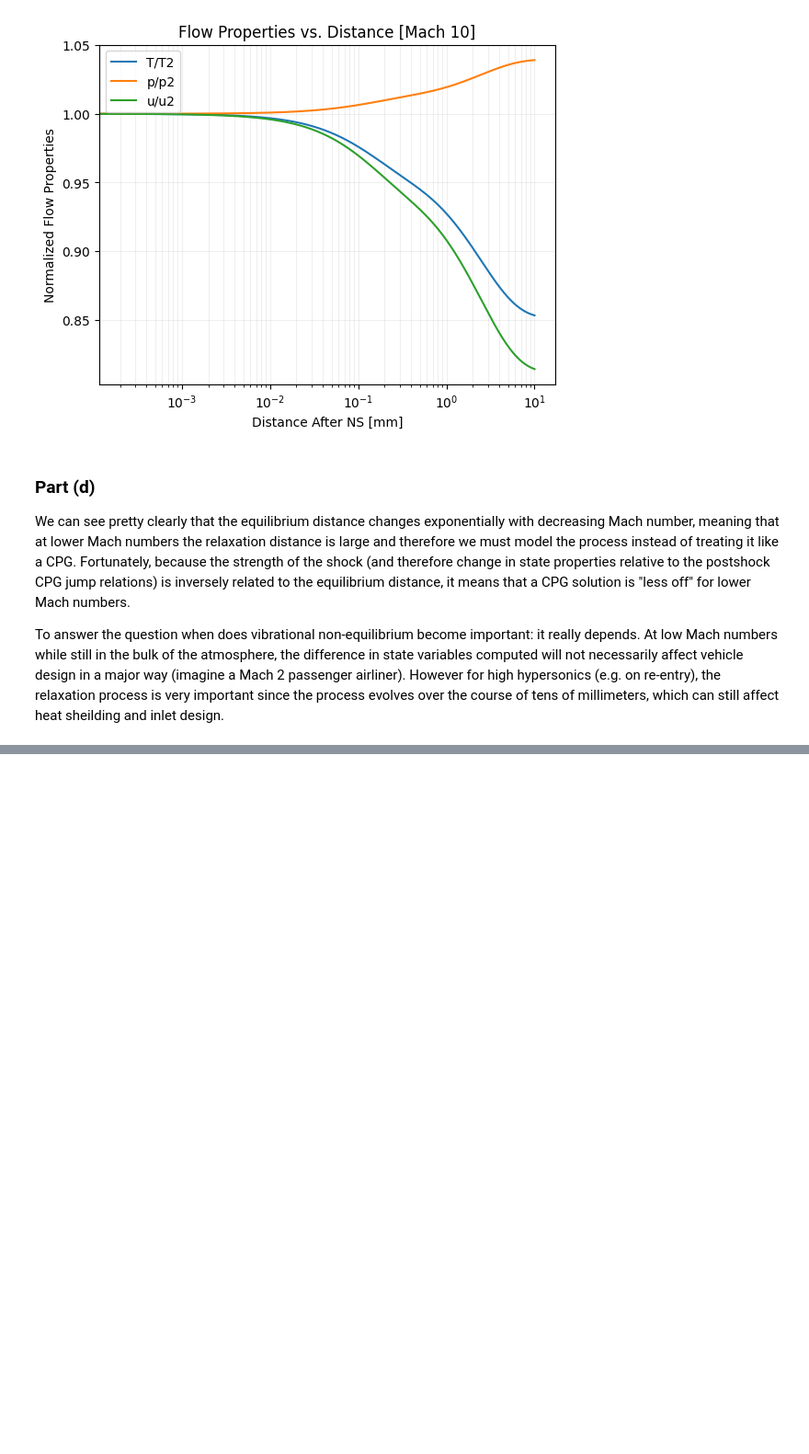
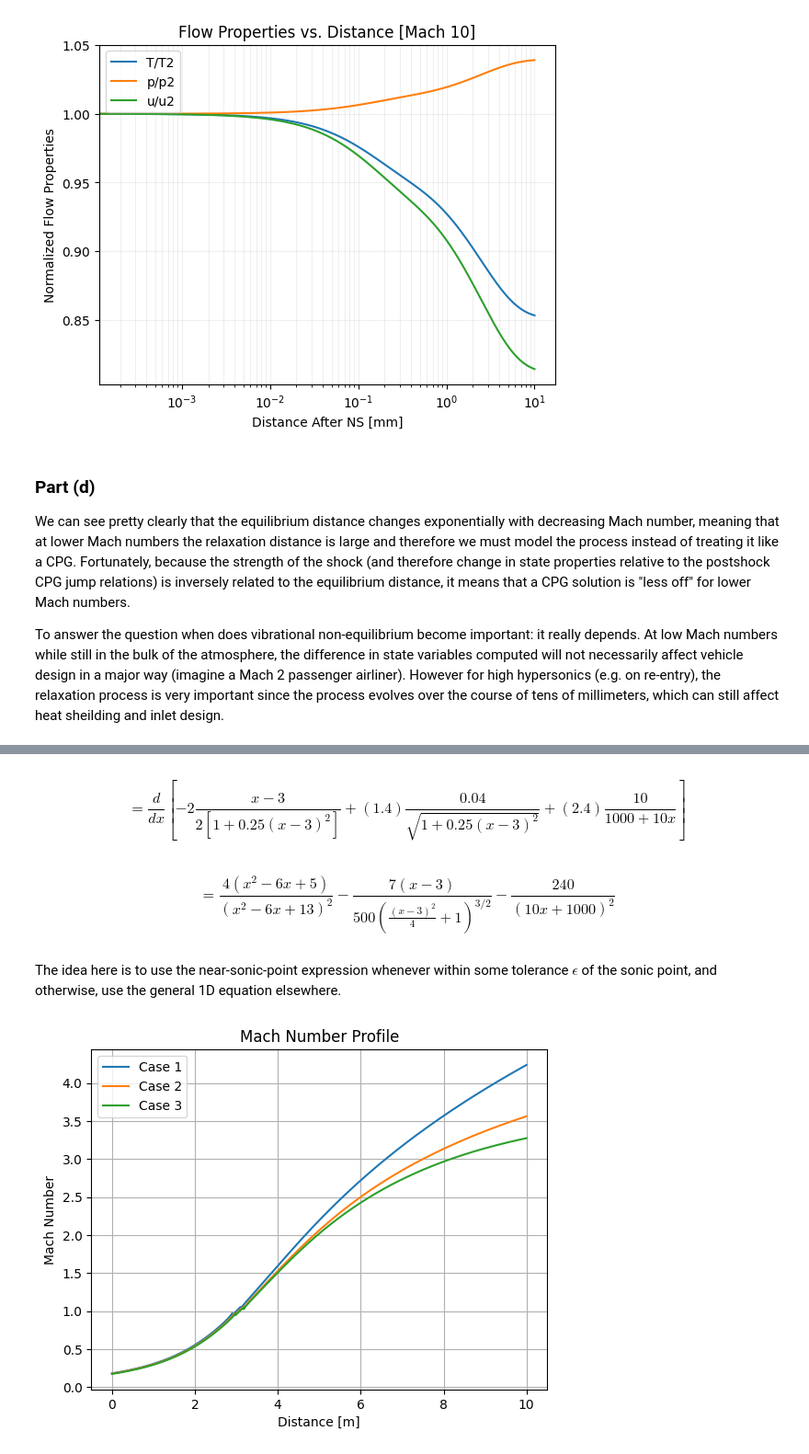
Before and after one commit to JayChen35/sugs, a Jupyter notebook: 520_comp_flow/hw_4.ipynb, the cells around one changed output, grey strips where cells are left out. Shown at 92% size. Drawn from its saved outputs; the diff is of its cells as text; code cells hidden in the pictures; blank space fills up the shorter version.

```diff
--- a/520_comp_flow/hw_4.ipynb
+++ b/520_comp_flow/hw_4.ipynb
@@ -245,0 +341,70 @@ To answer the question when does vibrational non-equilibrium become important: i
+# %% [markdown]
+$$
+= \frac{d}{dx} \left[ -2\frac{x-3}{2[1+0.25(x-3)^2]} + (1.4)\frac{0.04}{\sqrt{1+0.25(x-3)^2}} + (2.4)\frac{10}{1000 + 10x} \right]
+$$
+# %% [markdown]
+$$
+= \frac{4 \left(x^{2} - 6x + 5\right)}{\left(x^{2} - 6x + 13\right)^{2}} -\frac{7 \left(x - 3\right)}{500 \left(\frac{\left(x - 3\right)^{2}}{4} + 1\right)^{3/2}} -\frac{240}{\left(10x + 1000\right)^{2}}
+$$
+# %% [markdown]
+The idea here is to use the near-sonic-point expression whenever within some tolerance $\epsilon$ of the sonic point, and otherwise, use the general 1D equation elsewhere.
+# %%
+from scipy.integrate import solve_ivp
+
+def get_M_profile_with_sonic(B, C, sonic_x, gamma):
+    def dMdx_hodge(x, y, get_pos_root=True):
+        """The expression for dM/dx near the sonic point in Hodge paper"""
+        friction = (0.04/np.sqrt(1 + 0.25 * ((x-3)**2)))  # 4f/D
+        heat = (10/(1000 + (10*x)))  # 1/T0 dT0/dx
+        b = 2*gamma*((gamma+1)/8) * (B*friction + C*heat)
+        area_deriv = (4 * (x**2 - 6 * x + 5))/(x**2 - 6 * x + 13)**2
+        G_deriv = area_deriv + B * (-(7 * (x-3))/(500 * (((x-3)**2)/4 + 1)**(3/2))) + C * (-240 / (10 * x + 1000)**2)
+        c = ((gamma+1)/8) * G_deriv
+        if get_pos_root:
+            return (-b + np.sqrt(b**2 - 4*c)) / 2
+        return (-b + np.sqrt(b**2 - 4*c)) / 2
+
+    def dM2dx(x, y):
+        """General (Eq. 1) dM/dx expression from Hodge paper"""
+        M = np.sqrt(y[0])
+        G = (
+            -2 * (x - 3) / (2 * (1 + 0.25 * (x - 3)**2))
+            + B * gamma * M**2 * (0.04 / np.sqrt(1 + 0.25 * (x - 3)**2))
+            + C * (1 + gamma * M**2) * (10 / (1000 + 10 * x))
+        )
+        psi = 1+((gamma - 1) / 2) * M**2
+        return (psi * M**2)/(1-M**2) * G
+    # Now, integrate backwards from sonic point to get M profile
+    # Compute the solution, first near the sonic point
+    eps = 1e-1
+    pre_soln_delta = solve_ivp(dMdx_hodge, (sonic_x, sonic_x-eps), [1], args=(True,))
+    post_soln_delta = solve_ivp(dMdx_hodge, (sonic_x, sonic_x+eps), [1], args=(True,))
+    # Now, the general form away from the sonic point
+    n_points = 1000
+    x_vals = np.concatenate((np.linspace(0, sonic_x-eps, int(n_points*0.3)), np.linspace(sonic_x+eps, 10, int(n_points*0.7))))
+    idx = np.argmax(x_vals >= sonic_x)
+    pre_sonic_x = x_vals[:idx][::-1]
+    post_sonic_x = x_vals[idx:]
+    pre_soln = solve_ivp(dM2dx, (sonic_x-eps, 0), [pre_soln_delta.y[0][-1]], t_eval=pre_sonic_x)
+    post_soln = solve_ivp(dM2dx, (sonic_x+eps, 10), [post_soln_delta.y[0][-1]], t_eval=post_sonic_x)
+    x_profile = np.concatenate((pre_soln.t[::-1], pre_soln_delta.t[::-1],
+                                post_soln_delta.t, post_soln.t))
+    M_profile = np.concatenate((np.sqrt(pre_soln.y[0][::-1]), pre_soln_delta.y[0][::-1],
+                                        post_soln_delta.y[0], np.sqrt(post_soln.y[0])))
+    return x_profile, M_profile
+
+x_profile_1, M_profile_1 = get_M_profile_with_sonic(B=0, C=0, sonic_x=case_1_sonic, gamma=1.4)
+x_profile_2, M_profile_2 = get_M_profile_with_sonic(B=1, C=0, sonic_x=case_2_sonic, gamma=1.4)
+x_profile_3, M_profile_3 = get_M_profile_with_sonic(B=1, C=1, sonic_x=case_3_sonic, gamma=1.4)
+plt.figure()
+plt.plot(x_profile_1, M_profile_1, label='Case 1', linewidth=1.5)
+plt.plot(x_profile_2, M_profile_2, label='Case 2', linewidth=1.5)
+plt.plot(x_profile_3, M_profile_3, label='Case 3', linewidth=1.5)
+plt.xlabel('Distance [m]')
+plt.ylabel('Mach Number')
+plt.title('Mach Number Profile')
+plt.grid(True)
+plt.legend()
+plt.show()
+# %% [output]
+[figure, added]
```
Also changed, not shown: parts of 7 cells of this notebook, 3 other files.
